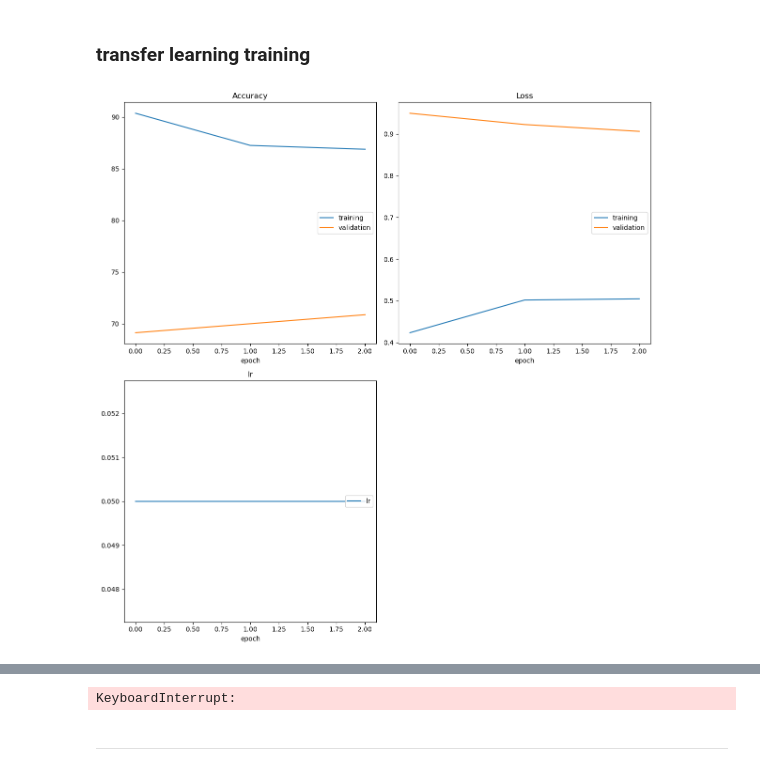
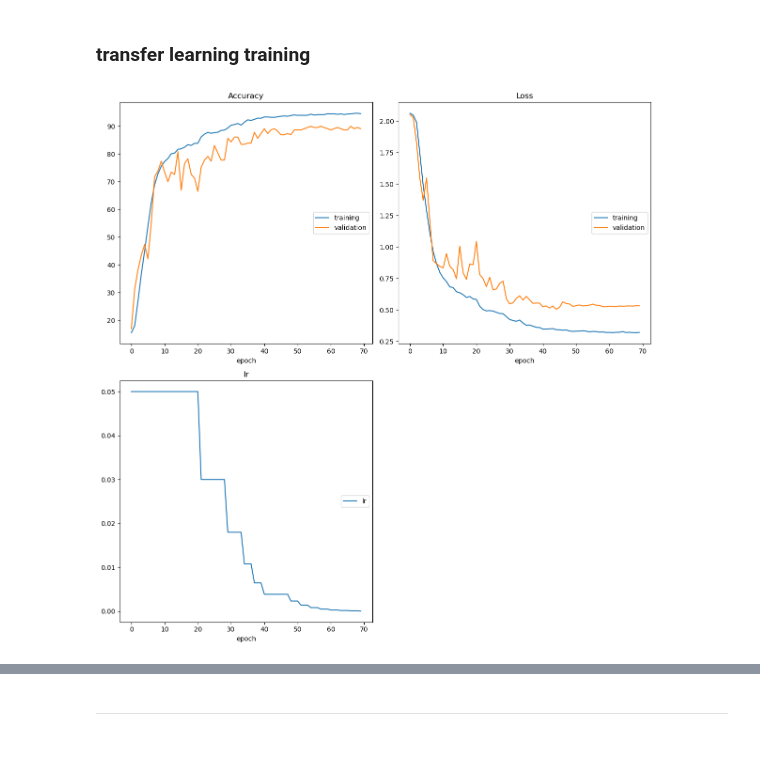
Before and after one commit to faisaluty25/videoEmotionRecognition, a Jupyter notebook: image_training.ipynb, the cells around one changed output, grey strips where cells are left out. Saved outputs shown, nothing was run; the diff lists cells and outputs as text; code cells hidden in the pictures.

Commit message:
train image and audio

```diff
--- a/image_training.ipynb
+++ b/image_training.ipynb
@@ -163,12 +92,12 @@ KeyboardInterrupt:
 # %%
 print_model=0
 batch_size = 512  # size of the minibatch for stochastic gradient descent (or Adam)
-num_epochs = 20     # number of epochs for training
+num_epochs = 70     # number of epochs for training
 num_classes = 8       # number of classes. Do not change this
 learning_rate =0.05*(0.6)**0  # Learning rate for SGD (or Adam)
 weight_decay = 0.001     # regularization. Increase this to combat overfitting
 momentum=0.9
-accumulation_steps=2
+accumulation_steps=1
 model_name= "shufflenet_v2_x1_0"
 # %%
 from src.models.image import get_model_transfer_learning
@@ -204,32 +133,32 @@ def step(loss ,epoch=None):
 def loss(output,target):
     #target=F.one_hot(target, num_classes).float()
 
     return F.cross_entropy(output, target,label_smoothing=0.03)
 
 
 
 
 s_epoch=load_model(model_name+suffix,model)
 if print_model:
     print(f"model {model_name} has :{sum(p.numel() for p in model.parameters())/1e6} M parameters ")
     print(f"Effictive W>0.01 precentage: ")
     print('\n'.join('layer {} has : {}'.format(n,torch.sum(torch.abs(p)>0.01)/p.numel()) for n, p in model.named_parameters()))
 #replace_insatance(model,torch.nn.LeakyReLU, models.Swish())
 #print(model)
 
 optimize(
     data_loaders,
     model,
     optimizer,
     loss,
     s_epoch=s_epoch,
     n_epochs=num_epochs,
     model_name=model_name+suffix,
     step=step,
     accumulation_steps=accumulation_steps,
-    run_logs=False,
+    run_logs=True,
     interactive_tracking=True
 
 )
 # %% [output]
-[figure, old version]
+[figure, new version]
@@ -238,4 +166,3 @@ New max accuracy: 70.869560. Saving model ...
-KeyboardInterrupt:
 # %% [markdown]
 --------------------------
 # %%
```
Also changed, not shown: parts of 15 cells of this notebook, 9 other files.
